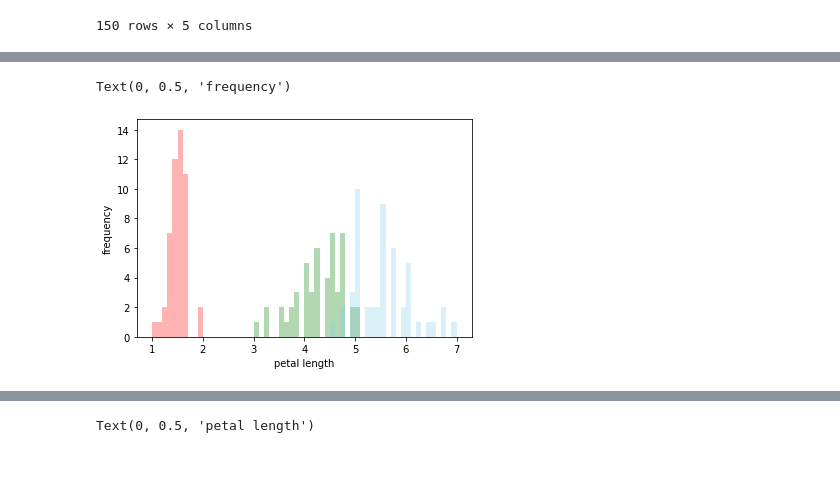
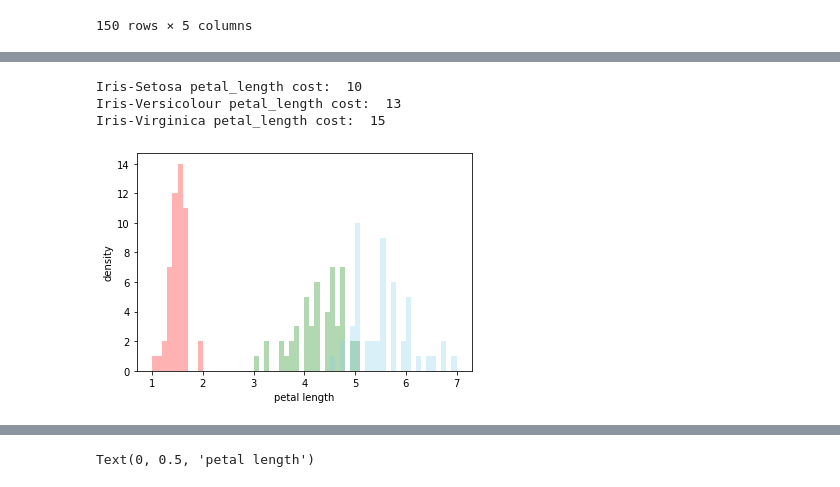
Before and after one commit to jiyuninha/ai_probability, a Jupyter notebook: data_histogram.ipynb, the cells around one changed output, grey strips where cells are left out. Drawn from its saved outputs; the diff is of its cells as text; code cells hidden in the pictures.

```diff
--- a/data_histogram.ipynb
+++ b/data_histogram.ipynb
@@ -63,15 +180,57 @@ Text(0, 0.5, 'frequency')
 # %%
 #B question1: row(petal length) col(count)
 plen_seto = seto[['p_len']]
 plen_ver = ver[['p_len']]
 plen_vir = vir[['p_len']]
 plt.hist(plen_seto, bins=60, range=(1,7), color='red',alpha=0.3)
 plt.hist(plen_ver, bins=60, range=(1,7), color='green',alpha=0.3)
 plt.hist(plen_vir, bins=60, range=(1,7), color='skyblue',alpha=0.3)
 plt.xlabel('petal length')
-plt.ylabel('frequency')
+plt.ylabel('density')
+
+#for i in slen_ver:
+seto_u=plen_seto.mean()
+#print(u)
+seto_sigma=math.sqrt(plen_seto.var())
+seto_pre=seto_u-seto_sigma
+seto_back=seto_u+seto_sigma
+seto_cnt=0
+
+for i in plen_seto['p_len']:
+    if (i<seto_pre).bool():
+        seto_cnt+=1
+    elif (i>seto_back).bool():
+        seto_cnt+=1
+print("Iris-Setosa petal_length cost: ", seto_cnt)
+
+ver_u=plen_ver.mean()
+ver_sigma=math.sqrt(plen_ver.var())
+ver_pre=ver_u-ver_sigma
+ver_back=ver_u+ver_sigma
+ver_cnt=0
+for i in plen_ver['p_len']:
+    if (i<ver_pre).bool():
+        ver_cnt+=1
+    elif (i>ver_back).bool():
+        ver_cnt+=1
+print("Iris-Versicolour petal_length cost: ", ver_cnt)
+
+
+vir_u=plen_vir.mean()
+vir_sigma=math.sqrt(plen_vir.var())
+vir_pre=vir_u-vir_sigma
+vir_back=vir_u+vir_sigma
+vir_cnt=0
+for i in plen_vir['p_len']:
+    if (i<vir_pre).bool():
+        vir_cnt+=1
+    elif (i>vir_back).bool():
+        vir_cnt+=1
+print("Iris-Virginica petal_length cost: ", vir_cnt)
 # %% [output]
-Text(0, 0.5, 'frequency')
+Iris-Setosa petal_length cost:  10
+Iris-Versicolour petal_length cost:  13
+Iris-Virginica petal_length cost:  15
-[figure, old version]
+[figure, new version]
 # %%
 #B question1: row(petal width) col(count)
```
Also changed, not shown: parts of 15 cells of this notebook.
